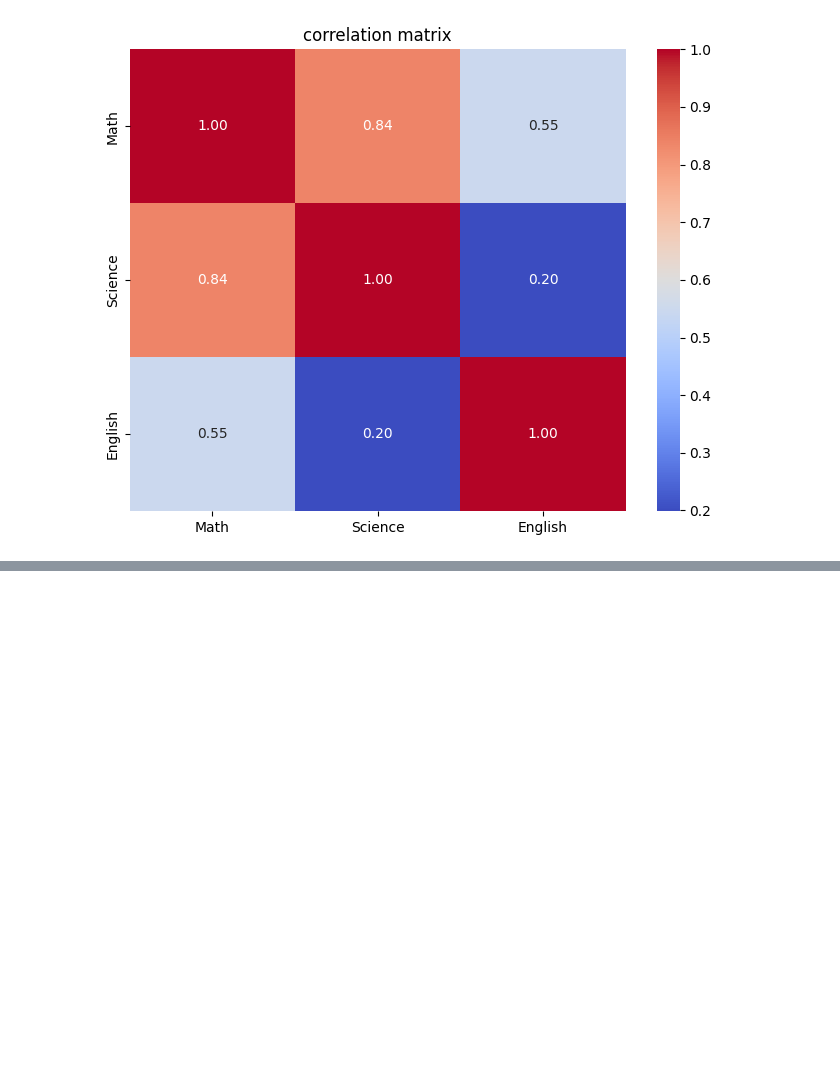
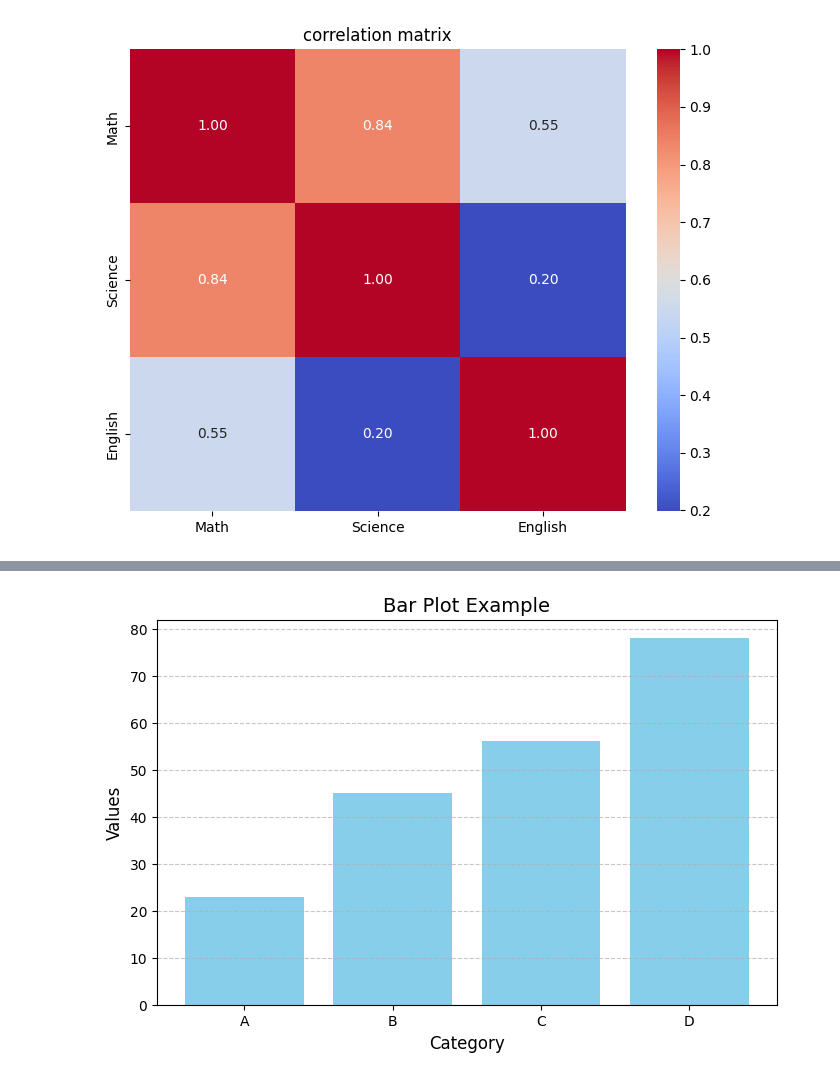
Before and after one commit to PoojithaYarava/DATA-MINING, a Jupyter notebook: DM_Lab02.ipynb, the cells around one changed output, grey strips where cells are left out. Cells and saved outputs as stored; diff of their text form; code cells hidden in the pictures; blank space fills up the shorter version.

```diff
--- a/DM_Lab02.ipynb
+++ b/DM_Lab02.ipynb
@@ -135,0 +170,24 @@ plt.show()
+# %%
+# Step 1: Import libraries
+import matplotlib.pyplot as plt
+import pandas as pd
+
+# Step 2: Prepare data
+data = {'Category': ['A', 'B', 'C', 'D'],
+        'Values': [23, 45, 56, 78]}
+df = pd.DataFrame(data)
+
+# Step 3: Create bar plot
+plt.figure(figsize=(8, 5))  # Set the figure size
+plt.bar(df['Category'], df['Values'], color='skyblue')
+
+# Step 4: Add labels and title
+plt.xlabel('Category', fontsize=12)
+plt.ylabel('Values', fontsize=12)
+plt.title('Bar Plot Example', fontsize=14)
+plt.grid(axis='y', linestyle='--', alpha=0.7)
+
+# Step 5: Display the plot
+plt.show()
+# %% [output]
+[figure, added]
```
Also changed, not shown: parts of 2 cells of this notebook.
